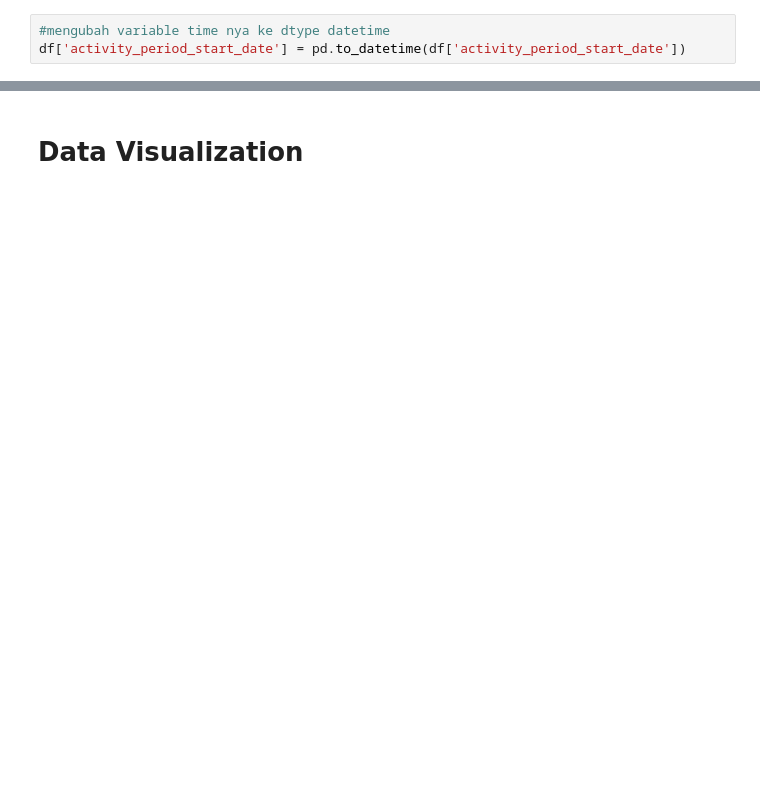
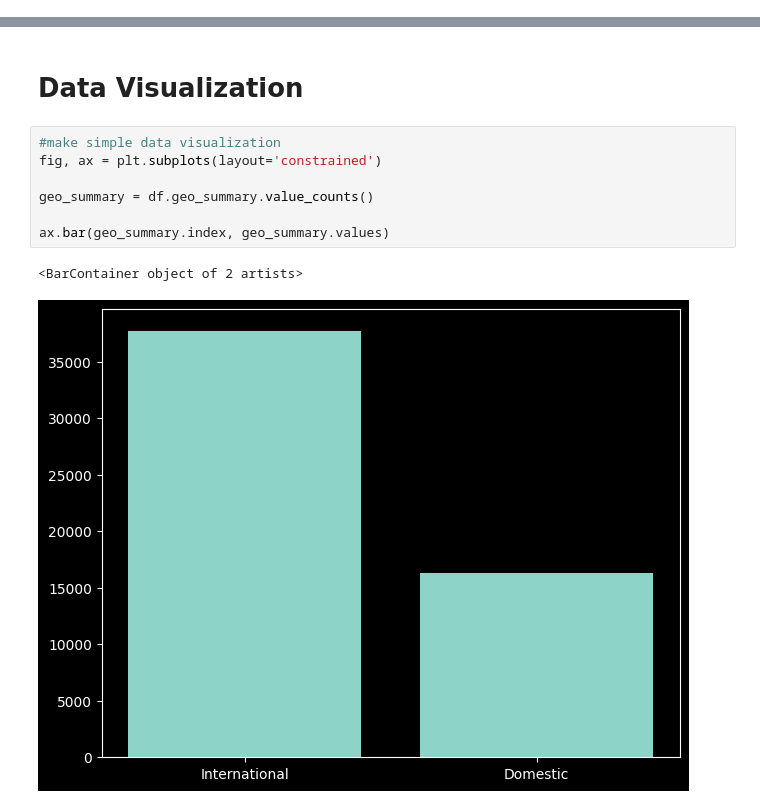
Before and after one commit to ikhsan-muhammad/p01-airplane_cargo, a Jupyter notebook: p01-airplane-cargo.ipynb, the cells around one changed output, grey strips where cells are left out. Drawn from its saved outputs; the diff is of its cells as text; blank space fills up the shorter version.

```diff
--- a/p01-airplane-cargo.ipynb
+++ b/p01-airplane-cargo.ipynb
@@ -162,9 +168,6 @@ WOW Air                 55
 World Airways           36
 ZIPAIR Tokyo             5
 Name: count, Length: 126, dtype: int64
-# %%
-#mengubah variable time nya ke dtype datetime
-df['activity_period_start_date'] = pd.to_datetime(df['activity_period_start_date'])
 # %%
 df.describe()
 # %% [output]
@@ -187,3 +190,13 @@ df.describe(include='object')
 | freq | 4758 | 4766 | 37735 | 19012 | 27630 | 29954 | ... |
 # %% [markdown]
 # Data Visualization
+# %%
+#make simple data visualization
+fig, ax = plt.subplots(layout='constrained')
+
+geo_summary = df.geo_summary.value_counts()
+
+ax.bar(geo_summary.index, geo_summary.values)
+# %% [output]
+<BarContainer object of 2 artists>
+[figure, added]
```
Also changed, not shown: parts of 9 cells of this notebook.
